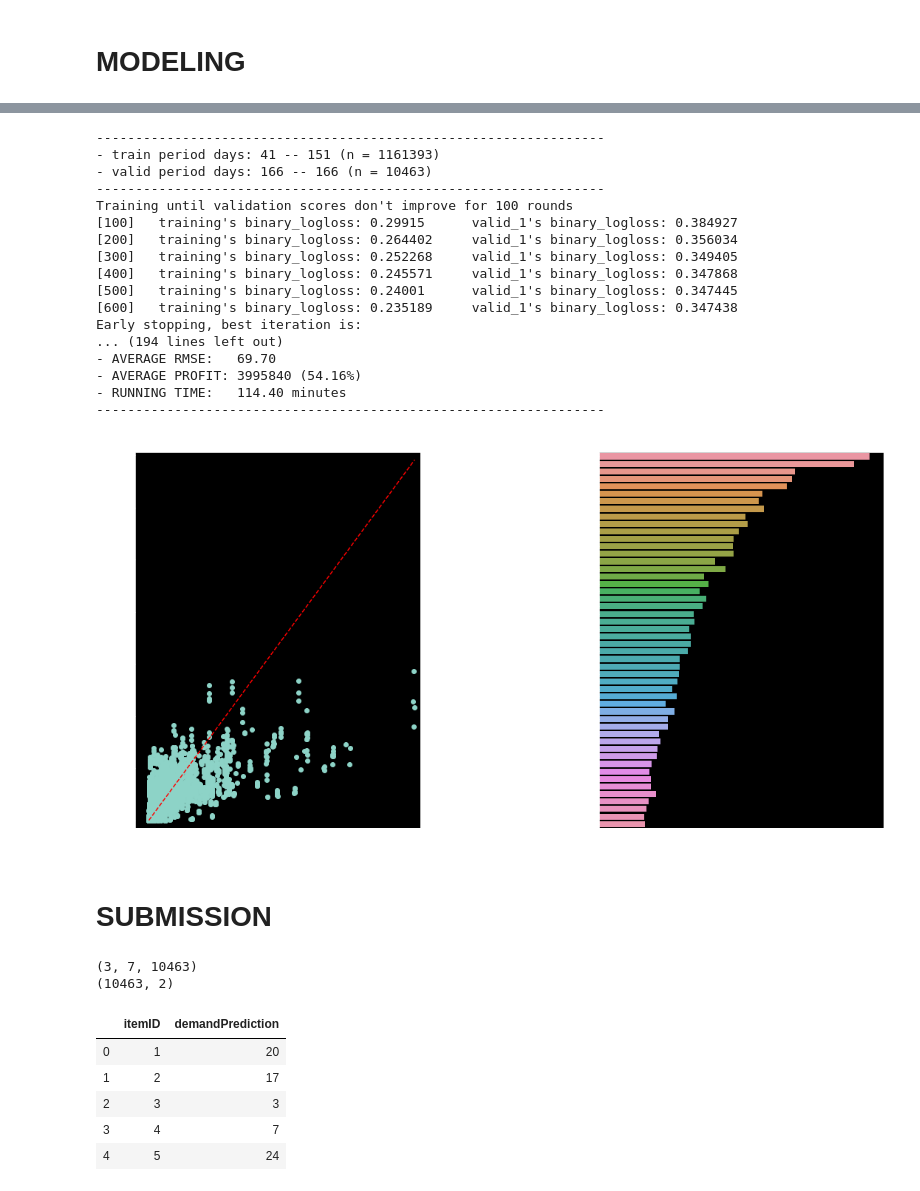
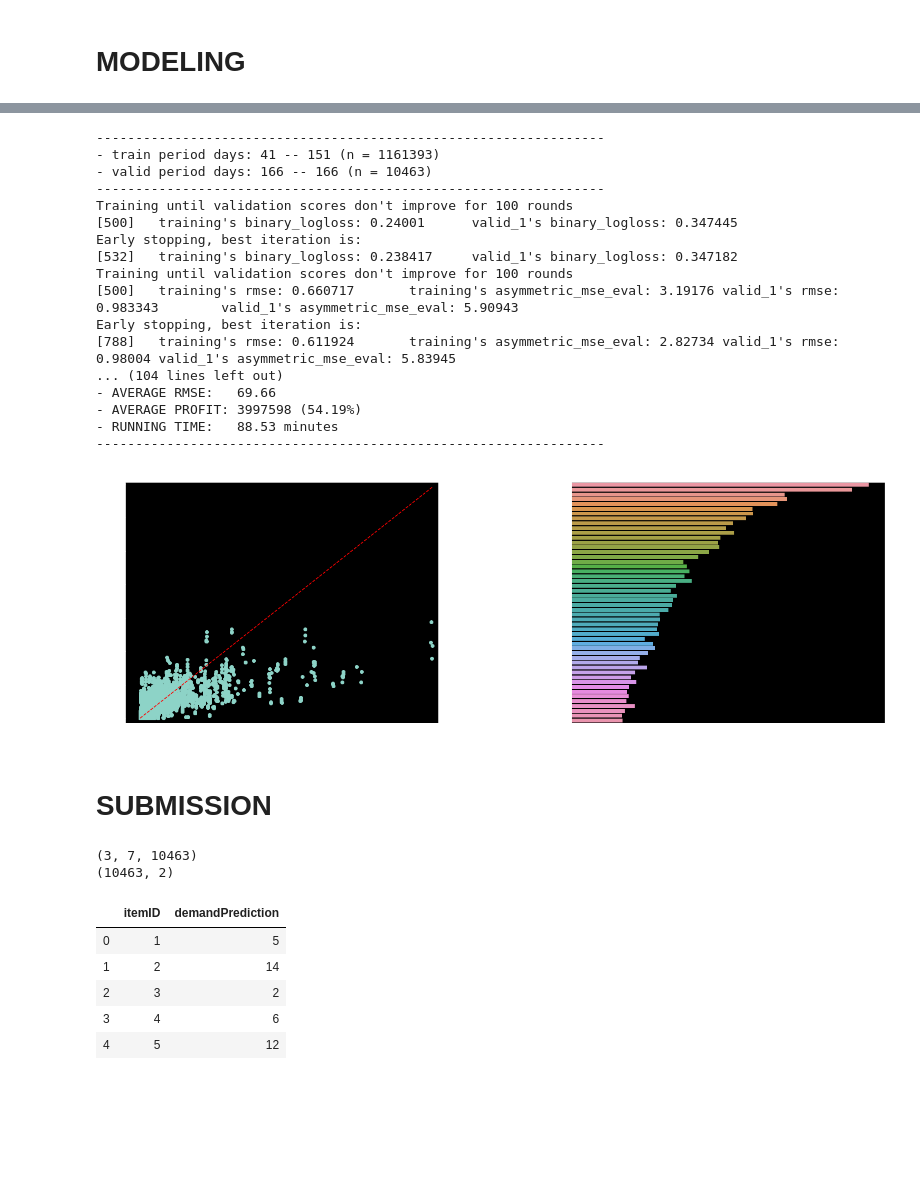
Before and after one commit to kozodoi/DMC_2020, a Jupyter notebook: codes/code_03_modeling.ipynb, the cells around one changed output, grey strips where cells are left out. Drawn from its saved outputs; the diff is of its cells as text; code cells hidden in the pictures; blank space fills up the shorter version.

```diff
--- a/codes/code_03_modeling.ipynb
+++ b/codes/code_03_modeling.ipynb
@@ -175,7 +157,7 @@ tuned_params = True
 # rounds and options
 cores       = 4
 stop_rounds = 100
-verbose     = 100
+verbose     = 500
 
 # LGB parameters
 lgb_params = {
@@ -366,47 +348,47 @@ print('-' * 65)
 - valid period days: 166 -- 166 (n = 10463)
 -----------------------------------------------------------------
 Training until validation scores don't improve for 100 rounds
-[100]   training's binary_logloss: 0.29915      valid_1's binary_logloss: 0.384927
-[200]   training's binary_logloss: 0.264402     valid_1's binary_logloss: 0.356034
-[300]   training's binary_logloss: 0.252268     valid_1's binary_logloss: 0.349405
-[400]   training's binary_logloss: 0.245571     valid_1's binary_logloss: 0.347868
 [500]   training's binary_logloss: 0.24001      valid_1's binary_logloss: 0.347445
-[600]   training's binary_logloss: 0.235189     valid_1's binary_logloss: 0.347438
 Early stopping, best iteration is:
-... (194 lines left out)
-- AVERAGE RMSE:   69.70
-- AVERAGE PROFIT: 3995840 (54.16%)
-- RUNNING TIME:   114.40 minutes
+[532]   training's binary_logloss: 0.238417     valid_1's binary_logloss: 0.347182
+Training until validation scores don't improve for 100 rounds
+[500]   training's rmse: 0.660717       training's asymmetric_mse_eval: 3.19176 valid_1's rmse: 0.983343        valid_1's asymmetric_mse_eval: 5.90943
+Early stopping, best iteration is:
+[788]   training's rmse: 0.611924       training's asymmetric_mse_eval: 2.82734 valid_1's rmse: 0.98004 valid_1's asymmetric_mse_eval: 5.83945
+... (104 lines left out)
+- AVERAGE RMSE:   69.66
+- AVERAGE PROFIT: 3997598 (54.19%)
+- RUNNING TIME:   88.53 minutes
 -----------------------------------------------------------------
 # %%
 ##### EVALUATION
 
-fig = plt.figure(figsize = (15, 8))
+fig = plt.figure(figsize = (20, 7))
 
 # residual plot
 plt.subplot(1, 2, 1)
 plt.scatter(reals_oof.reshape(-1), preds_oof.reshape(-1))
 axis_lim = np.max([reals_oof.max(), preds_oof.max()])
 plt.ylim(top   = 1.02*axis_lim)
 plt.xlim(right = 1.02*axis_lim)
 plt.plot((0, axis_lim), (0, axis_lim), 'r--')
 plt.title('Residual Plot')
 plt.ylabel('Predicted demand')
 plt.xlabel('Actual demand')
 
 # feature importance
 plt.subplot(1, 2, 2)
 top_feats = 50
 cols = importances[['Feature', 'Importance']].groupby('Feature').mean().sort_values(by = 'Importance', ascending = False)[0:top_feats].index
 importance = importances.loc[importances.Feature.isin(cols)]
 sns.barplot(x = 'Importance', y = 'Feature', data = importance.sort_values(by = 'Importance', ascending = False), ci = 0)
 plt.title('Feature Importance')
 plt.tight_layout()
 
 # export
 plt.savefig('../lgb_performance.pdf')
 # %% [output]
-[figure, old version]
+[figure, new version]
 # %% [markdown]
 # SUBMISSION
 # %%
@@ -455,7 +438,7 @@ plt.savefig('../lgb_performance.pdf')
 ##### SUBMISSION
 
 # model name
-name = 'lgb_v26_df_v14'
+name = 'lgb_v27_df_v14'
 sub_name = name + '_profit_' + str(int(np.round(np.mean(oof_profit))))
 
 # save OOF preds
@@ -473,8 +456,8 @@ sub.head()
 (3, 7, 10463)
 (10463, 2)
 |  | itemID | demandPrediction |
-| 0 | 1 | 20 |
-| 1 | 2 | 17 |
-| 2 | 3 | 3 |
-| 3 | 4 | 7 |
-| 4 | 5 | 24 |
+| 0 | 1 | 5 |
+| 1 | 2 | 14 |
+| 2 | 3 | 2 |
+| 3 | 4 | 6 |
+| 4 | 5 | 12 |
```
Also changed, not shown: parts of 3 cells of this notebook, 2 other files.
